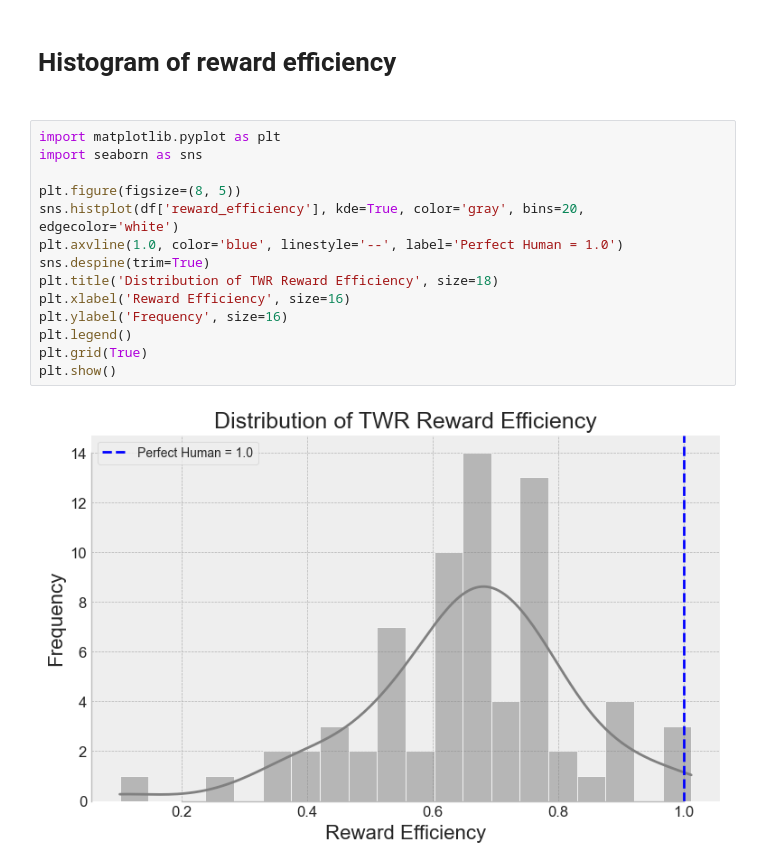
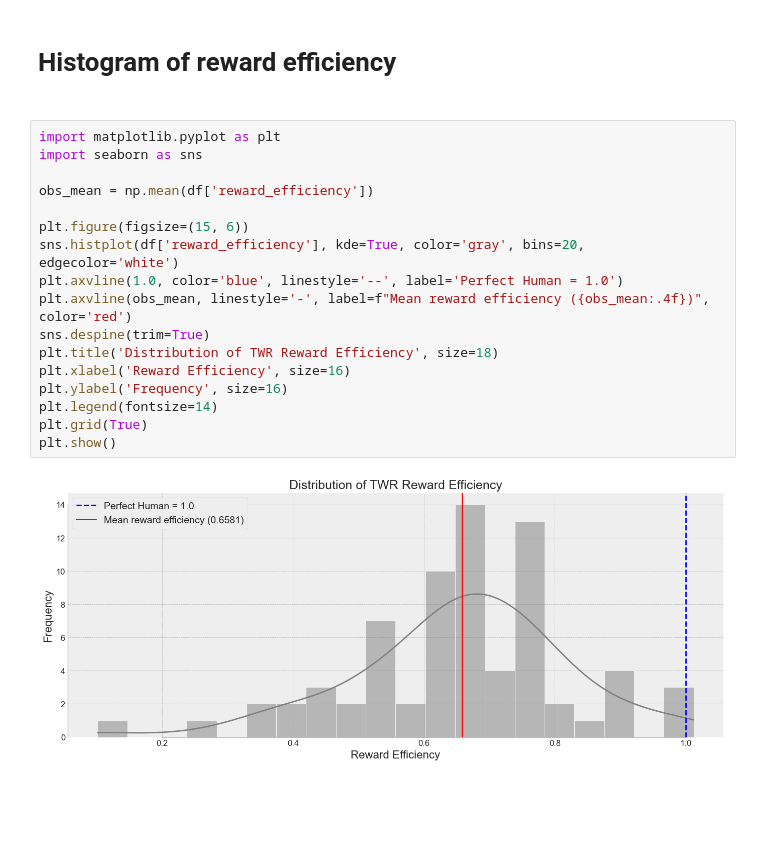
Before and after one commit to ghRevelle/pytc, a Jupyter notebook: Scripts/AnalysisScripts/data_analysis.ipynb, the cells around one changed output. Cells and saved outputs as stored; diff of their text form; blank space fills up the shorter version.

```diff
--- a/Scripts/AnalysisScripts/data_analysis.ipynb
+++ b/Scripts/AnalysisScripts/data_analysis.ipynb
@@ -153,16 +153,19 @@ Bootstrapped CI for Cohen's d: [-2.62, -1.73]
 # %%
 import matplotlib.pyplot as plt
 import seaborn as sns
 
-plt.figure(figsize=(8, 5))
+obs_mean = np.mean(df['reward_efficiency'])
+
+plt.figure(figsize=(15, 6))
 sns.histplot(df['reward_efficiency'], kde=True, color='gray', bins=20, edgecolor='white')
 plt.axvline(1.0, color='blue', linestyle='--', label='Perfect Human = 1.0')
+plt.axvline(obs_mean, linestyle='-', label=f"Mean reward efficiency ({obs_mean:.4f})", color='red')
 sns.despine(trim=True)
 plt.title('Distribution of TWR Reward Efficiency', size=18)
 plt.xlabel('Reward Efficiency', size=16)
 plt.ylabel('Frequency', size=16)
-plt.legend()
+plt.legend(fontsize=14)
 plt.grid(True)
 plt.show()
 # %% [output]
-[figure, old version]
+[figure, new version]
```
Also changed, not shown: parts of 3 cells of this notebook.
